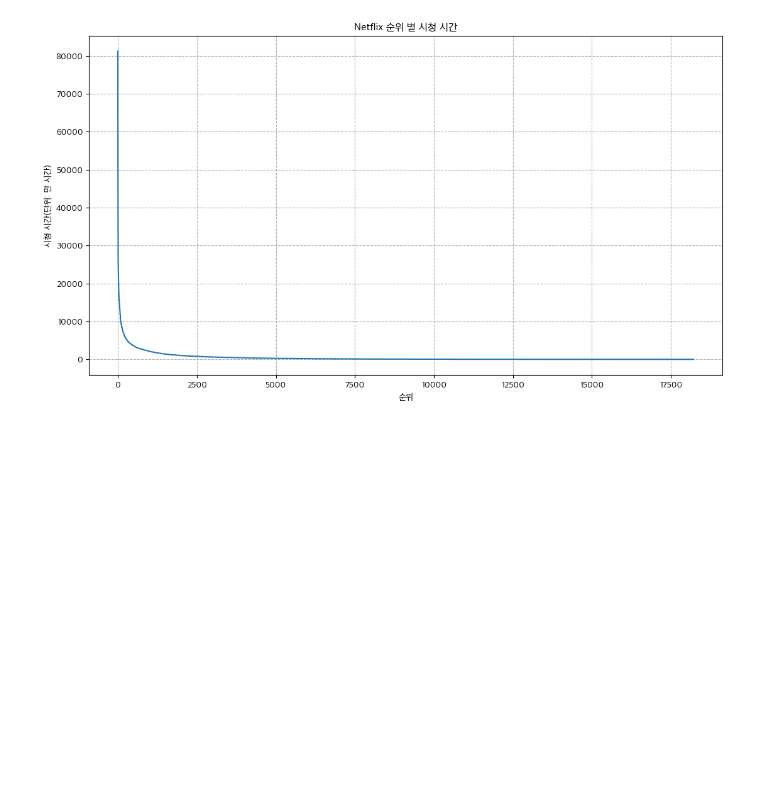
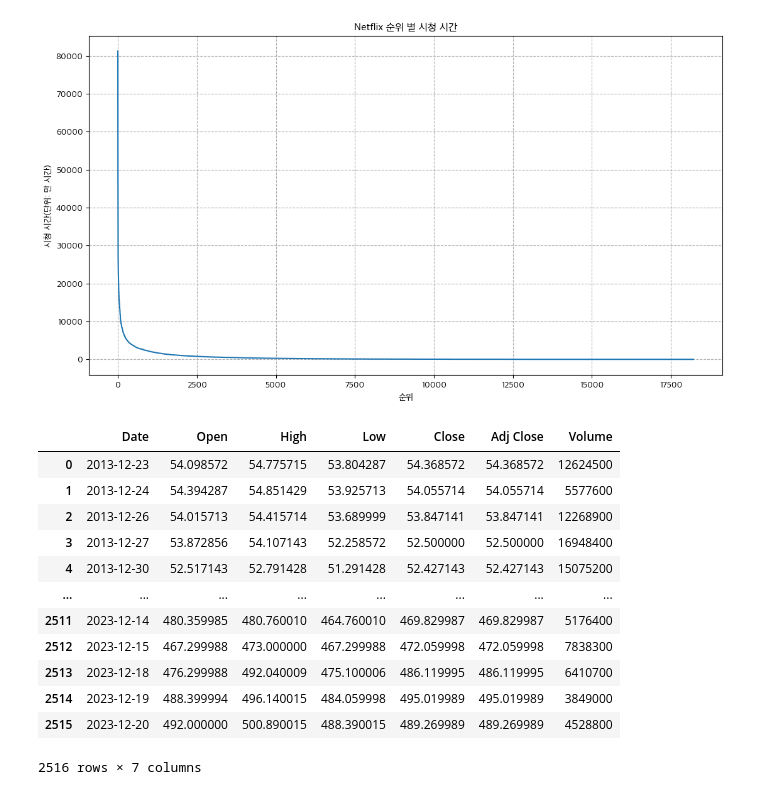
Before and after one commit to DChaovII/teamProject, a Jupyter notebook: teamProject.ipynb, the cells around one changed output. Saved outputs shown, nothing was run; the diff lists cells and outputs as text; code cells hidden in the pictures; blank space fills up the shorter version.

```diff
--- a/teamProject.ipynb
+++ b/teamProject.ipynb
@@ -74,3 +74,24 @@ plt.grid(linestyle = '--')
 plt.show()
 # %% [output]
 [figure]
+# %%
+import yfinance as yf
+#ticker = 'NFLX'
+#nflx = yf.download(ticker, period = '10y')
+#nflx.to_csv(f"./data/{ticker}.csv")
+nflx = pd.read_csv("./data/NFLX.csv")
+nflx
+# %% [output]
+|  | Date | Open | High | Low | Close | Adj Close | Volume |
+| 0 | 2013-12-23 | 54.098572 | 54.775715 | 53.804287 | 54.368572 | 54.368572 | 12624500 |
+| 1 | 2013-12-24 | 54.394287 | 54.851429 | 53.925713 | 54.055714 | 54.055714 | 5577600 |
+| 2 | 2013-12-26 | 54.015713 | 54.415714 | 53.689999 | 53.847141 | 53.847141 | 12268900 |
+| 3 | 2013-12-27 | 53.872856 | 54.107143 | 52.258572 | 52.500000 | 52.500000 | 16948400 |
+| 4 | 2013-12-30 | 52.517143 | 52.791428 | 51.291428 | 52.427143 | 52.427143 | 15075200 |
+| ... | ... | ... | ... | ... | ... | ... | ... |
+| 2511 | 2023-12-14 | 480.359985 | 480.760010 | 464.760010 | 469.829987 | 469.829987 | 5176400 |
+| 2512 | 2023-12-15 | 467.299988 | 473.000000 | 467.299988 | 472.059998 | 472.059998 | 7838300 |
+| 2513 | 2023-12-18 | 476.299988 | 492.040009 | 475.100006 | 486.119995 | 486.119995 | 6410700 |
+| 2514 | 2023-12-19 | 488.399994 | 496.140015 | 484.059998 | 495.019989 | 495.019989 | 3849000 |
+| 2515 | 2023-12-20 | 492.000000 | 500.890015 | 488.390015 | 489.269989 | 489.269989 | 4528800 |
+2516 rows × 7 columns
```
Also changed, not shown: parts of 1 cell of this notebook, 2 other files.
